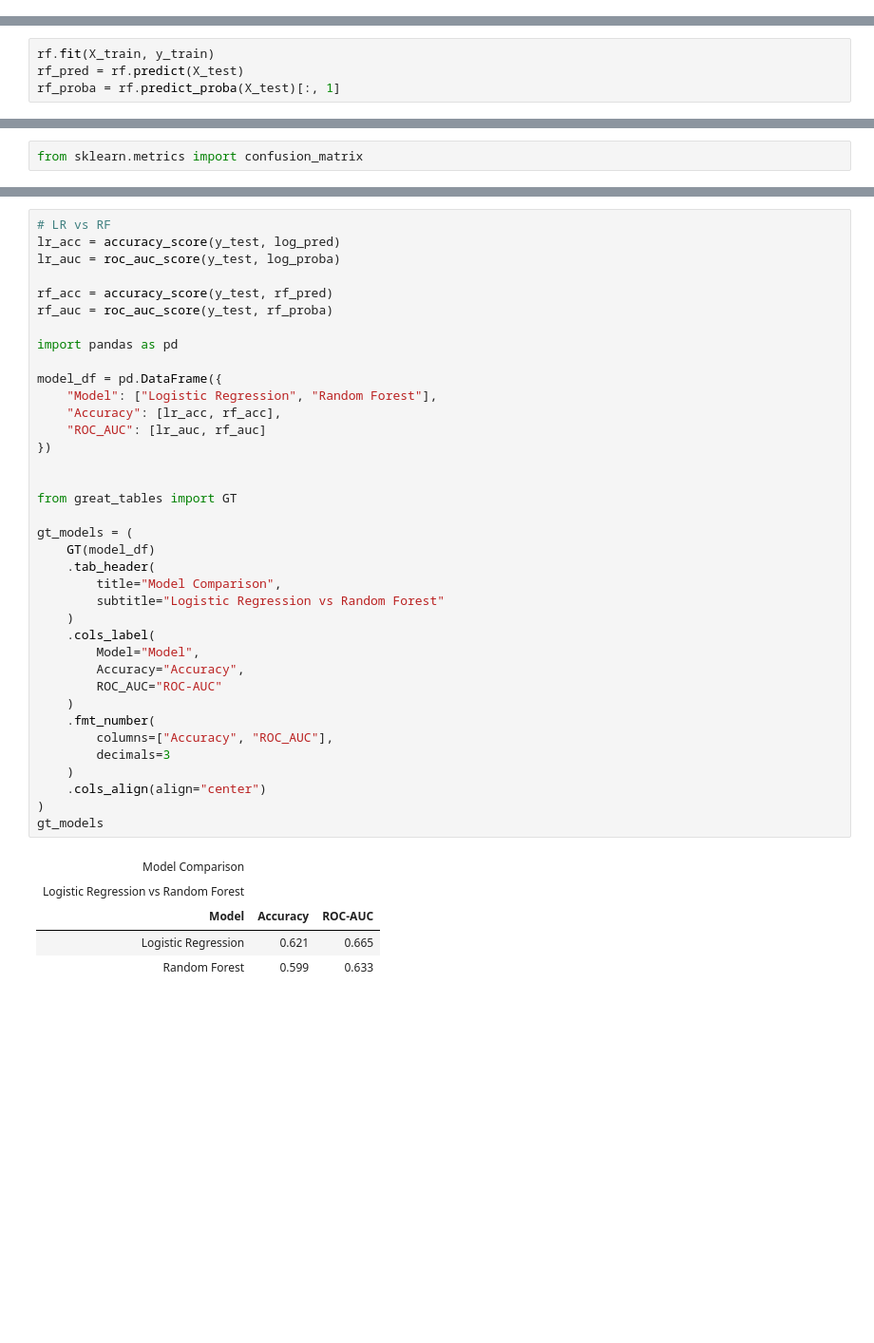
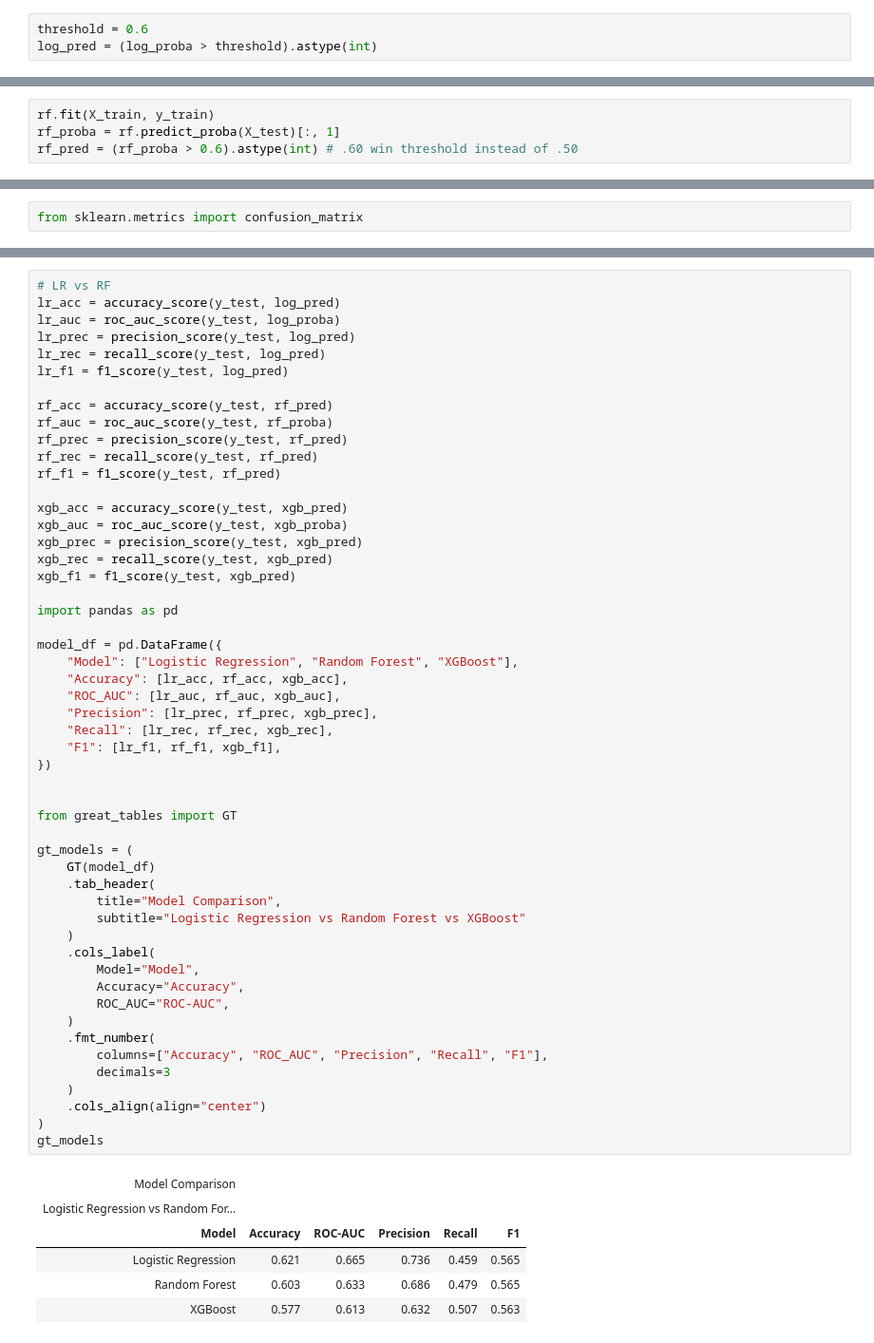
Before and after one commit to felipeaguilarch/CSE482, a Jupyter notebook: notebooks/NFL_models.ipynb, the cells around one changed output, grey strips where cells are left out. Shown at 95% size. Drawn from its saved outputs; the diff is of its cells as text; blank space fills up the shorter version.

```diff
--- a/notebooks/NFL_models.ipynb
+++ b/notebooks/NFL_models.ipynb
@@ -551,3 +549,6 @@ log_pred = logistic.predict(X_test)
 # %%
 log_proba = logistic.predict_proba(X_test)[:, 1]
+# %%
+threshold = 0.6
+log_pred = (log_proba > threshold).astype(int)
 # %%
@@ -571,5 +579,5 @@ rf = Pipeline([
 ])
 # %%
 rf.fit(X_train, y_train)
-rf_pred = rf.predict(X_test)
 rf_proba = rf.predict_proba(X_test)[:, 1]
+rf_pred = (rf_proba > 0.6).astype(int) # .60 win threshold instead of .50
@@ -956,42 +1330,58 @@ GT(_tbl_data=    week                                         lions_logo  \
 # LR vs RF
 lr_acc = accuracy_score(y_test, log_pred)
 lr_auc = roc_auc_score(y_test, log_proba)
+lr_prec = precision_score(y_test, log_pred)
+lr_rec = recall_score(y_test, log_pred)
+lr_f1 = f1_score(y_test, log_pred)
 
 rf_acc = accuracy_score(y_test, rf_pred)
 rf_auc = roc_auc_score(y_test, rf_proba)
+rf_prec = precision_score(y_test, rf_pred)
+rf_rec = recall_score(y_test, rf_pred)
+rf_f1 = f1_score(y_test, rf_pred)
+
+xgb_acc = accuracy_score(y_test, xgb_pred)
+xgb_auc = roc_auc_score(y_test, xgb_proba)
+xgb_prec = precision_score(y_test, xgb_pred)
+xgb_rec = recall_score(y_test, xgb_pred)
+xgb_f1 = f1_score(y_test, xgb_pred)
 
 import pandas as pd
 
 model_df = pd.DataFrame({
-    "Model": ["Logistic Regression", "Random Forest"],
-    "Accuracy": [lr_acc, rf_acc],
-    "ROC_AUC": [lr_auc, rf_auc]
+    "Model": ["Logistic Regression", "Random Forest", "XGBoost"],
+    "Accuracy": [lr_acc, rf_acc, xgb_acc],
+    "ROC_AUC": [lr_auc, rf_auc, xgb_auc],
+    "Precision": [lr_prec, rf_prec, xgb_prec],
+    "Recall": [lr_rec, rf_rec, xgb_rec],
+    "F1": [lr_f1, rf_f1, xgb_f1],
 })
 
 
 from great_tables import GT
 
 gt_models = (
     GT(model_df)
     .tab_header(
         title="Model Comparison",
-        subtitle="Logistic Regression vs Random Forest"
+        subtitle="Logistic Regression vs Random Forest vs XGBoost"
     )
     .cols_label(
         Model="Model",
         Accuracy="Accuracy",
-        ROC_AUC="ROC-AUC"
+        ROC_AUC="ROC-AUC",
     )
     .fmt_number(
-        columns=["Accuracy", "ROC_AUC"],
+        columns=["Accuracy", "ROC_AUC", "Precision", "Recall", "F1"],
         decimals=3
     )
     .cols_align(align="center")
 )
 gt_models
 # %% [output]
-| Model Comparison |  |  |
-| Logistic Regression vs Random Forest |  |  |
-| Model | Accuracy | ROC-AUC |
-| Logistic Regression | 0.621 | 0.665 |
-| Random Forest | 0.599 | 0.633 |
+| Model Comparison |  |  |  |  |  |
+| Logistic Regression vs Random For... |  |  |  |  |  |
+| Model | Accuracy | ROC-AUC | Precision | Recall | F1 |
+| Logistic Regression | 0.621 | 0.665 | 0.736 | 0.459 | 0.565 |
+| Random Forest | 0.603 | 0.633 | 0.686 | 0.479 | 0.565 |
+| XGBoost | 0.577 | 0.613 | 0.632 | 0.507 | 0.563 |
```
Also changed, not shown: parts of 31 cells of this notebook.
